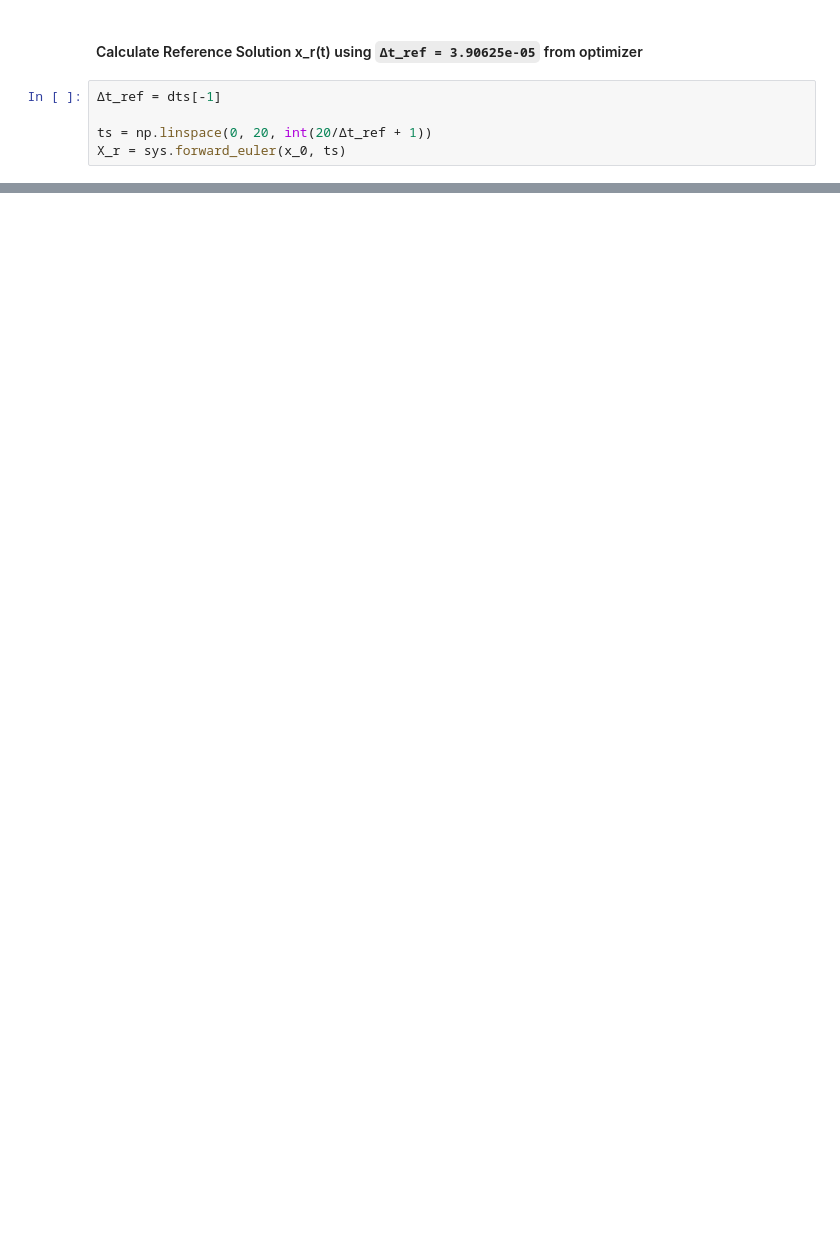
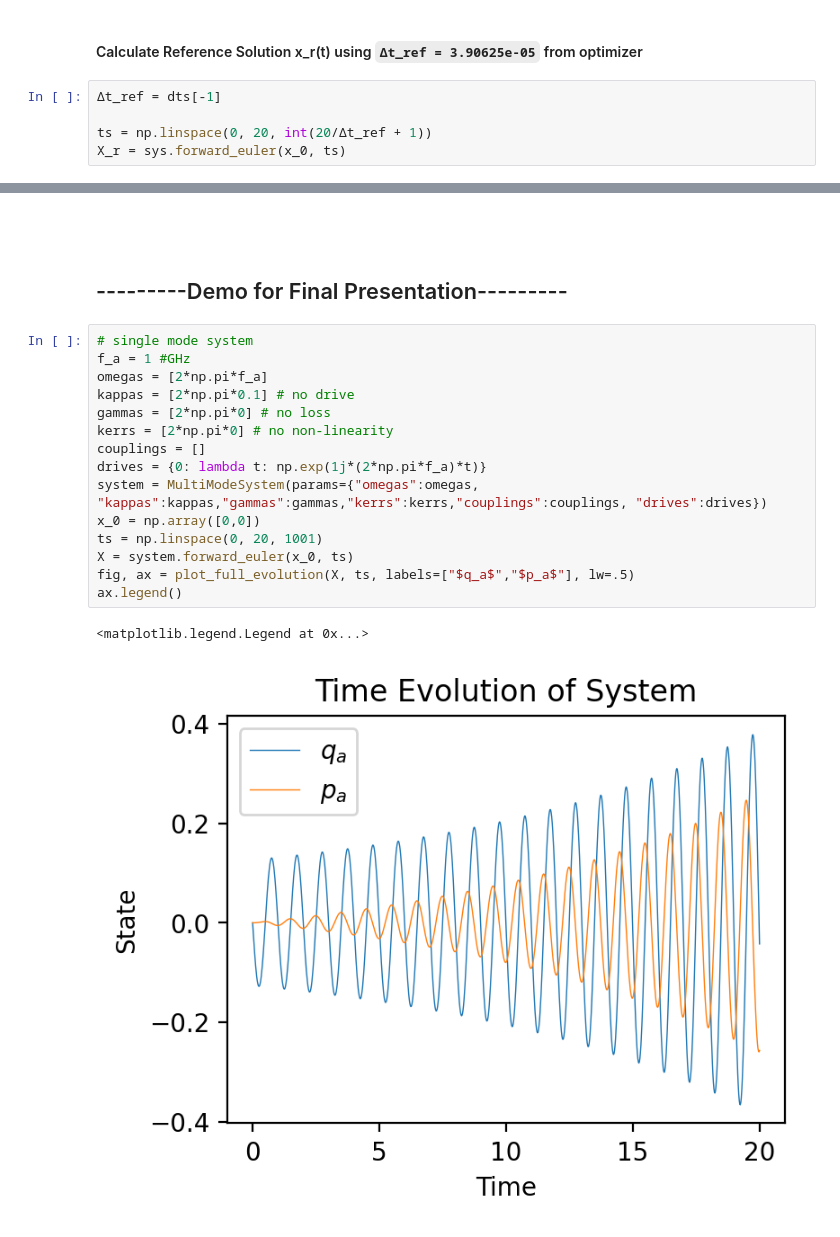
Before and after one commit to Phionx/quantumnetworks, a Jupyter notebook: demos/analysis/SolverOptimizer.ipynb, the cells around one changed output, grey strips where cells are left out. Cells and saved outputs as stored; diff of their text form; blank space fills up the shorter version.

```diff
--- a/demos/analysis/SolverOptimizer.ipynb
+++ b/demos/analysis/SolverOptimizer.ipynb
@@ -157,0 +118,22 @@ plt.show()
+# %% [markdown]
+##
+# %% [markdown]
+## ---------Demo for Final Presentation---------
+# %%
+# single mode system
+f_a = 1 #GHz
+omegas = [2*np.pi*f_a]
+kappas = [2*np.pi*0.1] # no drive
+gammas = [2*np.pi*0] # no loss
+kerrs = [2*np.pi*0] # no non-linearity
+couplings = []
+drives = {0: lambda t: np.exp(1j*(2*np.pi*f_a)*t)}
+system = MultiModeSystem(params={"omegas":omegas, "kappas":kappas,"gammas":gammas,"kerrs":kerrs,"couplings":couplings, "drives":drives})
+x_0 = np.array([0,0])
+ts = np.linspace(0, 20, 1001)
+X = system.forward_euler(x_0, ts)
+fig, ax = plot_full_evolution(X, ts, labels=["$q_a$","$p_a$"], lw=.5)
+ax.legend()
+# %% [output]
+<matplotlib.legend.Legend at 0x...>
+[figure, added]
```
Also changed, not shown: parts of 31 cells of this notebook, 1 other file.
